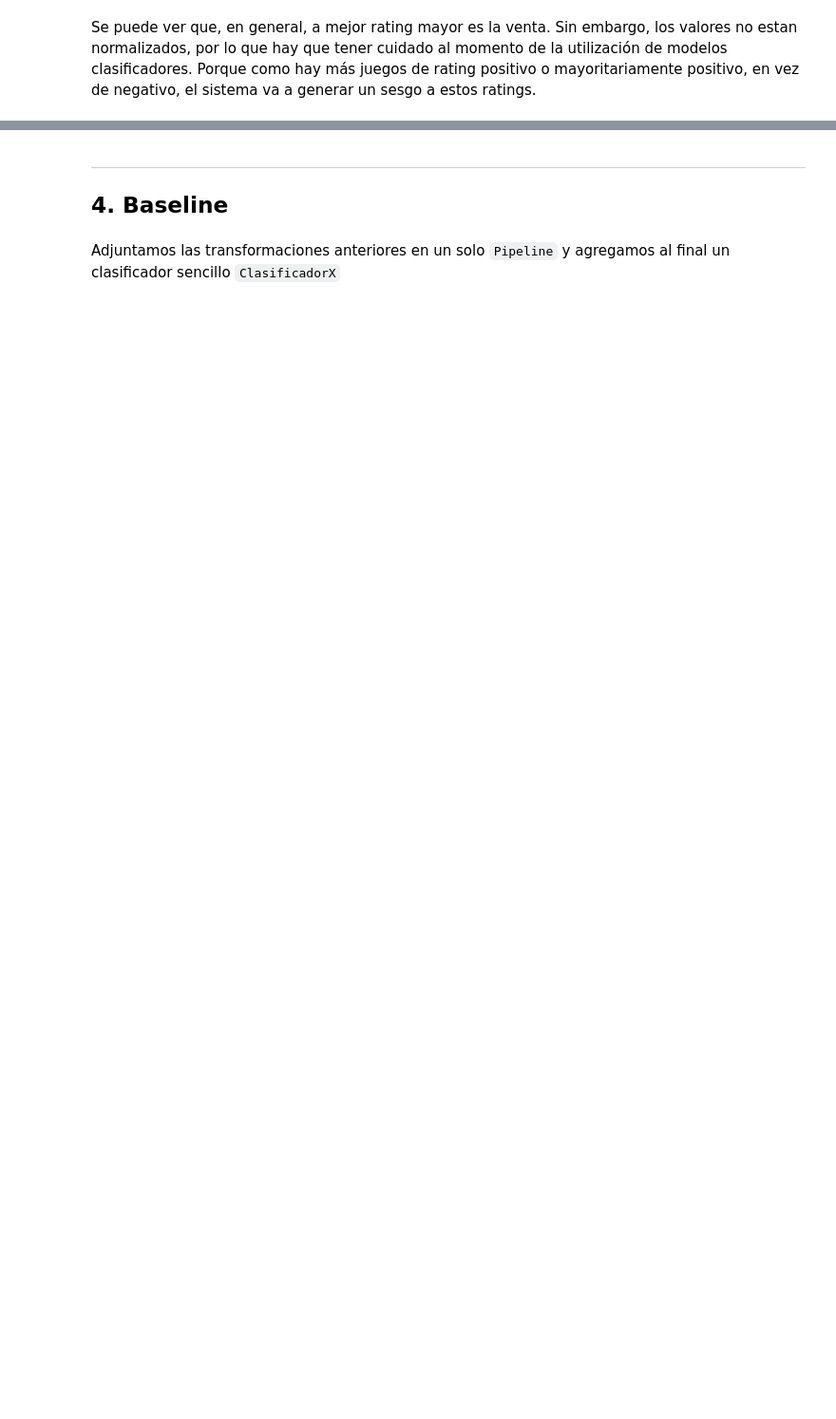
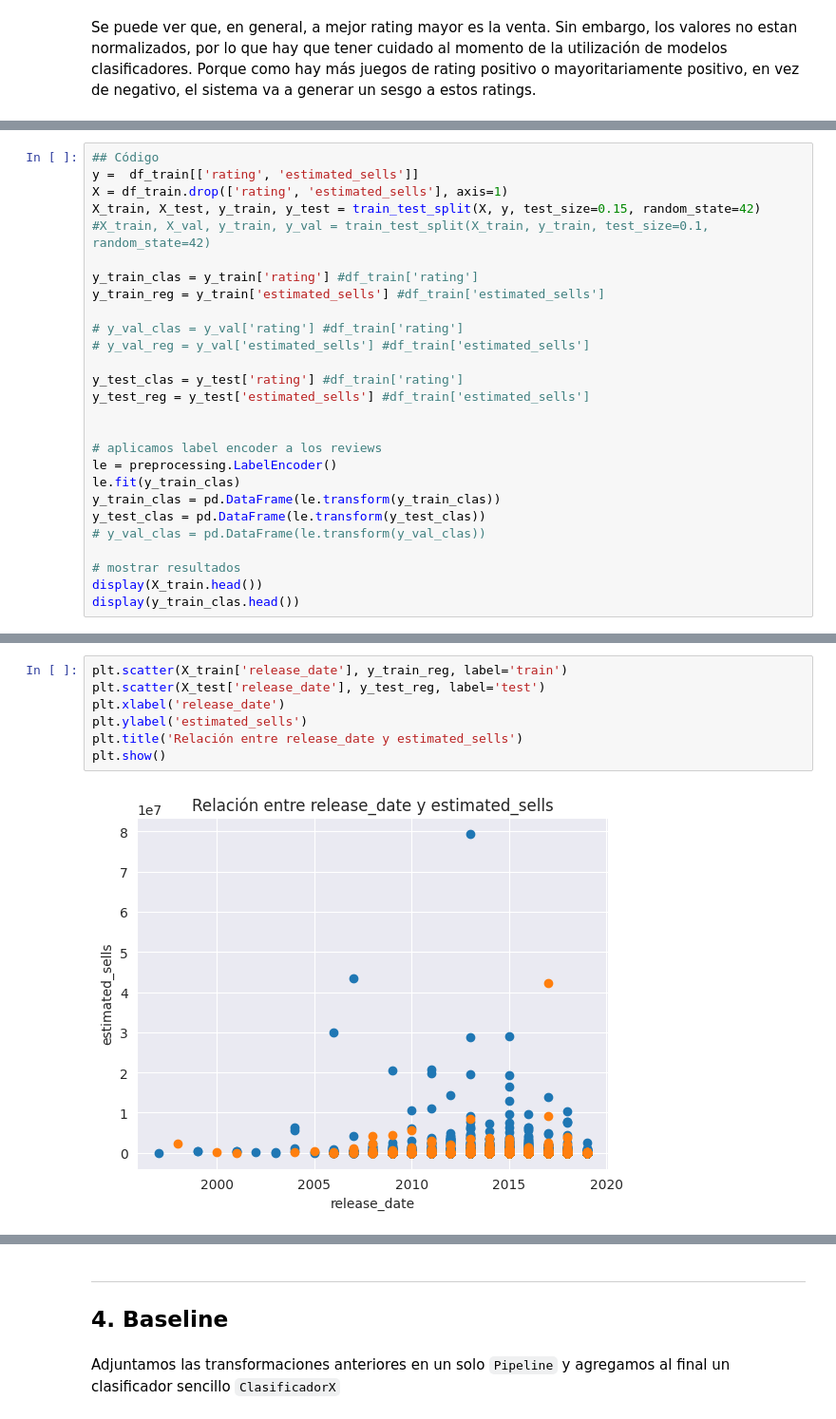
Before and after one commit to DanielCG19/Evaluaciones-MDS7202, a Jupyter notebook: Proyecto/Proyecto.ipynb, the cells around one changed output, grey strips where cells are left out. Shown at 95% size. Drawn from its saved outputs; the diff is of its cells as text; blank space fills up the shorter version.

```diff
--- a/Proyecto/Proyecto.ipynb
+++ b/Proyecto/Proyecto.ipynb
@@ -431,0 +432,27 @@ array([0, 0, 0, 0, 0, 0, 0, 0, 0, 0, 0, 0, 0, 1, 0, 0, 0, 0, 0, 0, 0, 0,
+# %%
+## Código
+y =  df_train[['rating', 'estimated_sells']]
+X = df_train.drop(['rating', 'estimated_sells'], axis=1)
+X_train, X_test, y_train, y_test = train_test_split(X, y, test_size=0.15, random_state=42)
+#X_train, X_val, y_train, y_val = train_test_split(X_train, y_train, test_size=0.1, random_state=42)
+
+y_train_clas = y_train['rating'] #df_train['rating']
+y_train_reg = y_train['estimated_sells'] #df_train['estimated_sells']
+
+# y_val_clas = y_val['rating'] #df_train['rating']
+# y_val_reg = y_val['estimated_sells'] #df_train['estimated_sells']
+
+y_test_clas = y_test['rating'] #df_train['rating']
+y_test_reg = y_test['estimated_sells'] #df_train['estimated_sells']
+
+
+# aplicamos label encoder a los reviews
+le = preprocessing.LabelEncoder()
+le.fit(y_train_clas)
+y_train_clas = pd.DataFrame(le.transform(y_train_clas))
+y_test_clas = pd.DataFrame(le.transform(y_test_clas))
+# y_val_clas = pd.DataFrame(le.transform(y_val_clas))
+
+# mostrar resultados
+display(X_train.head())
+display(y_train_clas.head())
@@ -431,0 +474,9 @@ array([0, 0, 0, 0, 0, 0, 0, 0, 0, 0, 0, 0, 0, 1, 0, 0, 0, 0, 0, 0, 0, 0,
+# %%
+plt.scatter(X_train['release_date'], y_train_reg, label='train')
+plt.scatter(X_test['release_date'], y_test_reg, label='test')
+plt.xlabel('release_date')
+plt.ylabel('estimated_sells')
+plt.title('Relación entre release_date y estimated_sells')
+plt.show()
+# %% [output]
+[figure, added]
```
Also changed, not shown: parts of 97 cells of this notebook, 2 other files.
